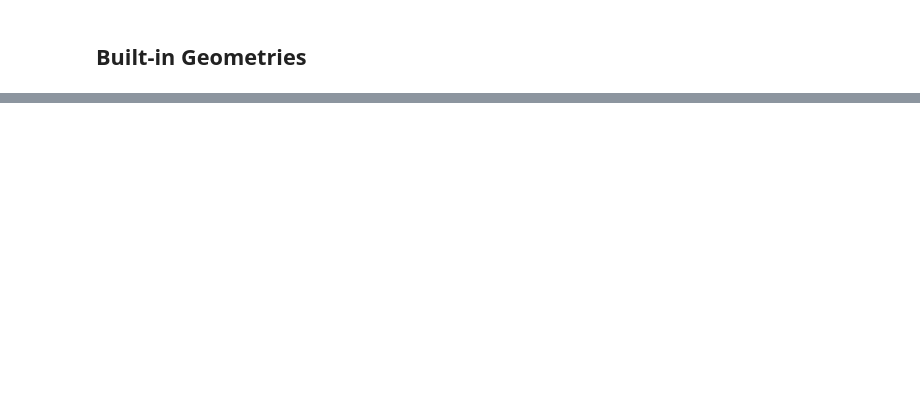
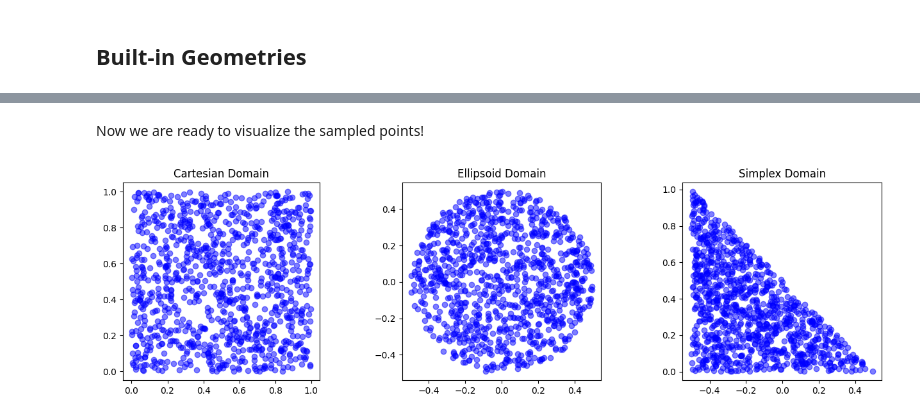
Before and after one commit to mathLab/PINA, a Jupyter notebook: tutorials/tutorial6/tutorial.ipynb, the cells around one changed output, grey strips where cells are left out. Drawn from its saved outputs; the diff is of its cells as text; code cells hidden in the pictures; blank space fills up the shorter version.

Commit message:
Domain module refactoring (#699)

```diff
--- a/tutorials/tutorial6/tutorial.ipynb
+++ b/tutorials/tutorial6/tutorial.ipynb
@@ -162,6 +37,0 @@ Now, we will find the differences of the geometries. We will find the difference
-# %%
-cart_ellipse_nb_difference = Difference([cartesian, ellipsoid_no_border])
-c_e_nb_d_points = cart_ellipse_nb_difference.sample(n=2000, mode="random")
-
-fig, ax = plt.subplots(1, 1, figsize=(8, 6))
-plot_scatter(ax, c_e_nb_d_points, "Difference")
@@ -256,0 +41,14 @@ For more resources and tutorials, check out the [PINA Documentation](https://mat
+# %%
+# Carteisan, Ellipsoid, and Simplex domains
+cartesian = CartesianDomain({"x": [0, 1], "y": [0, 1]})
+ellipsoid = EllipsoidDomain({"x": [-0.5, 0.5], "y": [-0.5, 0.5]})
+simplex = SimplexDomain(
+    [
+        LabelTensor(torch.tensor([[-0.5, 0]]), labels=["x", "y"]),
+        LabelTensor(torch.tensor([[0.5, 0]]), labels=["x", "y"]),
+        LabelTensor(torch.tensor([[-0.5, 1]]), labels=["x", "y"]),
+    ]
+)
+
+# Example of a domain with fixed and variable dimensions
+cartesian_fixed_variable = CartesianDomain({"x": [0, 2], "y": 1})
@@ -256,0 +60,5 @@ For more resources and tutorials, check out the [PINA Documentation](https://mat
+# %%
+cartesian_samples = cartesian.sample(n=1000, mode="random")
+ellipsoid_samples = ellipsoid.sample(n=1000, mode="random")
+simplex_samples = simplex.sample(n=1000, mode="random")
+fixed_variable_samples = cartesian_fixed_variable.sample(n=1000, mode="random")
@@ -256,0 +90,17 @@ For more resources and tutorials, check out the [PINA Documentation](https://mat
+# %% [markdown]
+Now we are ready to visualize the sampled points!
+# %%
+# Basic plotting function
+def plot_scatter(ax, pts, title):
+    ax.title.set_text(title)
+    ax.scatter(pts.extract("x"), pts.extract("y"), color="blue", alpha=0.5)
+    ax.set_aspect("equal", adjustable="box")
+
+fig, axs = plt.subplots(1, 3, figsize=(16, 4))
+pts_list = [cartesian_samples, ellipsoid_samples, simplex_samples]
+title_list = ["Cartesian Domain", "Ellipsoid Domain", "Simplex Domain"]
+
+for ax, pts, title in zip(axs, pts_list, title_list):
+    plot_scatter(ax, pts, title)
+# %% [output]
+[figure, added]
```
Also changed, not shown: parts of 69 cells of this notebook, 44 other files.
